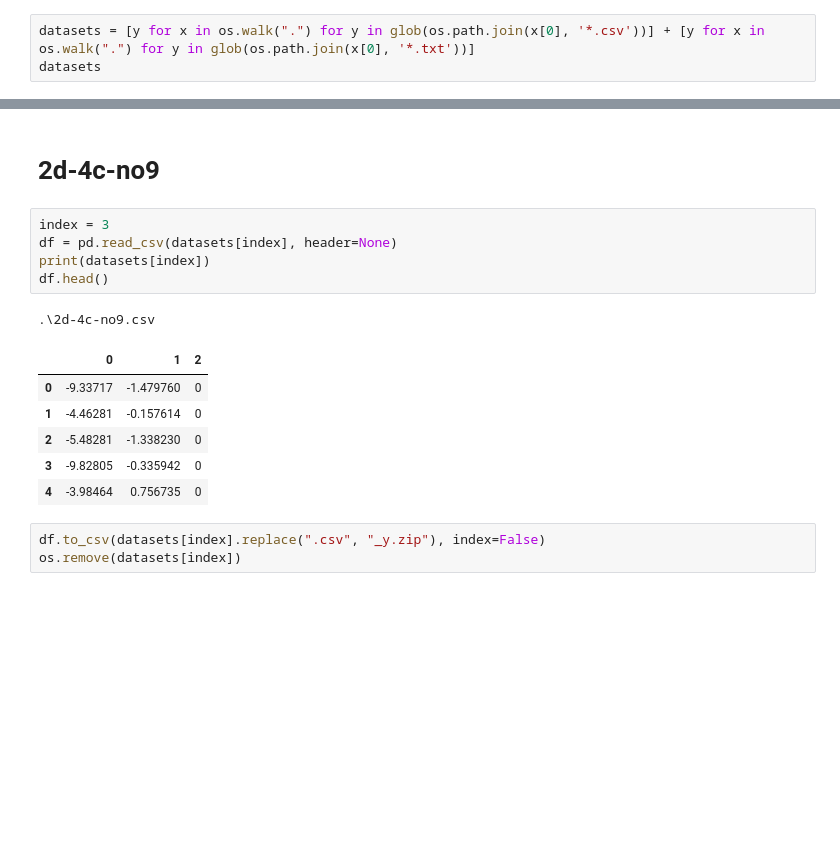
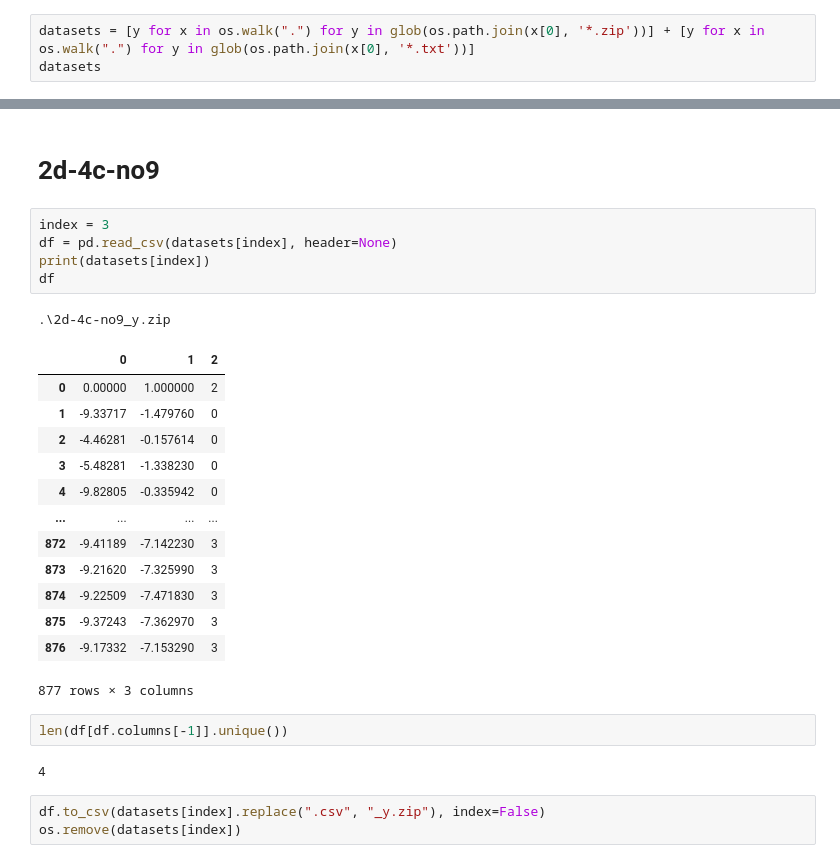
Before and after one commit to cri98li/ParTree, a Jupyter notebook: Experiments/datasets/syntetic/Preprocessing syntetic.ipynb, the cells around one changed output, grey strips where cells are left out. Saved outputs shown, nothing was run; the diff lists cells and outputs as text; blank space fills up the shorter version.

```diff
--- a/Experiments/datasets/syntetic/Preprocessing syntetic.ipynb
+++ b/Experiments/datasets/syntetic/Preprocessing syntetic.ipynb
@@ -4,6 +4,6 @@ import os
 from glob import glob
 import numpy as np
 # %%
-datasets = [y for x in os.walk(".") for y in glob(os.path.join(x[0], '*.csv'))] + [y for x in os.walk(".") for y in glob(os.path.join(x[0], '*.txt'))]
+datasets = [y for x in os.walk(".") for y in glob(os.path.join(x[0], '*.zip'))] + [y for x in os.walk(".") for y in glob(os.path.join(x[0], '*.txt'))]
 datasets
 # %% [output]
@@ -85,16 +117,27 @@ os.remove(datasets[index])
 # %%
 index = 3
 df = pd.read_csv(datasets[index], header=None)
 print(datasets[index])
-df.head()
+df
 # %% [output]
-.\2d-4c-no9.csv
+.\2d-4c-no9_y.zip
 |  | 0 | 1 | 2 |
-| 0 | -9.33717 | -1.479760 | 0 |
-| 1 | -4.46281 | -0.157614 | 0 |
-| 2 | -5.48281 | -1.338230 | 0 |
-| 3 | -9.82805 | -0.335942 | 0 |
-| 4 | -3.98464 | 0.756735 | 0 |
+| 0 | 0.00000 | 1.000000 | 2 |
+| 1 | -9.33717 | -1.479760 | 0 |
+| 2 | -4.46281 | -0.157614 | 0 |
+| 3 | -5.48281 | -1.338230 | 0 |
+| 4 | -9.82805 | -0.335942 | 0 |
+| ... | ... | ... | ... |
+| 872 | -9.41189 | -7.142230 | 3 |
+| 873 | -9.21620 | -7.325990 | 3 |
+| 874 | -9.22509 | -7.471830 | 3 |
+| 875 | -9.37243 | -7.362970 | 3 |
+| 876 | -9.17332 | -7.153290 | 3 |
+877 rows × 3 columns
+# %%
+len(df[df.columns[-1]].unique())
+# %% [output]
+4
 # %%
 df.to_csv(datasets[index].replace(".csv", "_y.zip"), index=False)
 os.remove(datasets[index])
```
Also changed, not shown: parts of 37 cells of this notebook, 13 other files.
